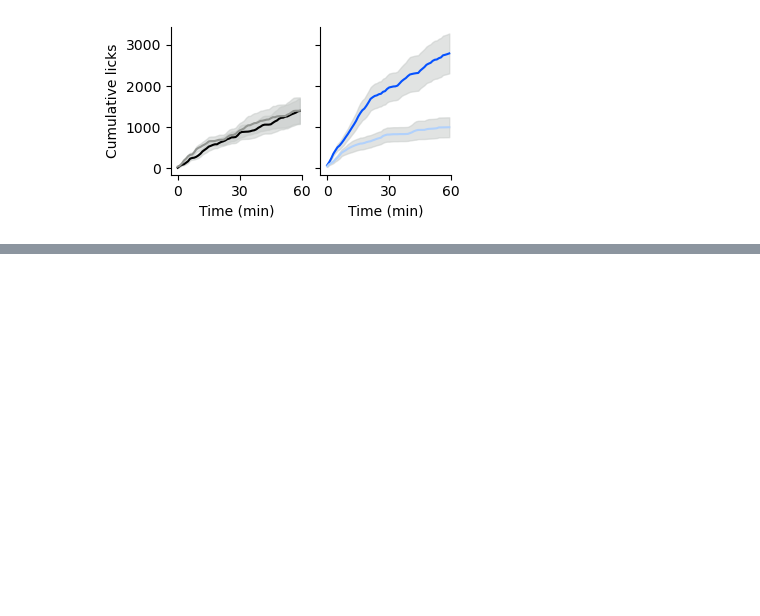
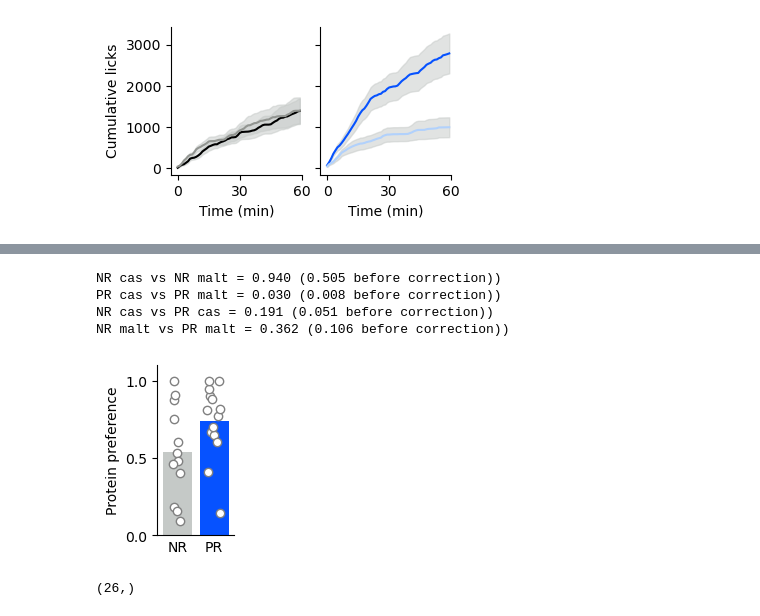
Before and after one commit to mccutcheonlab/immediate-protein-pref, a Jupyter notebook: scripts/fig1.ipynb, the cells around one changed output, grey strips where cells are left out. Drawn from its saved outputs; the diff is of its cells as text; code cells hidden in the pictures; blank space fills up the shorter version.

```diff
--- a/scripts/fig1.ipynb
+++ b/scripts/fig1.ipynb
@@ -83,9 +83,9 @@ data = {
     'licks': np.concatenate([NR_cas, PR_cas, NR_malt, PR_malt])
 }
 
-df = pd.DataFrame(data)
+df_stats = pd.DataFrame(data)
 
-aov = pg.mixed_anova(data=df, dv='licks', subject='subject', within='solution', between='diet')
+aov = pg.mixed_anova(data=df_stats, dv='licks', subject='subject', within='solution', between='diet')
 
 print(aov)
 # %% [output]
@@ -340,0 +455,66 @@ if save_figs:
+# %%
+## Posthocs
+
+ncomps = 4 #because NR vs PR for each solution and cas vs malt for each diet group
+
+# solution
+_, p = ttest_rel(NR_cas, NR_malt)
+print("NR cas vs NR malt = {:.3f} ({:.3f} before correction))".format(tp.sidakcorr(p, ncomps=ncomps), p))
+
+_, p = ttest_rel(PR_cas, PR_malt)
+print("PR cas vs PR malt = {:.3f} ({:.3f} before correction))".format(tp.sidakcorr(p, ncomps=ncomps), p))
+
+# diet
+_, p = ttest_ind(NR_cas, PR_cas)
+print("NR cas vs PR cas = {:.3f} ({:.3f} before correction))".format(tp.sidakcorr(p, ncomps=ncomps), p))
+
+_, p = ttest_ind(NR_malt, PR_malt)
+print("NR malt vs PR malt = {:.3f} ({:.3f} before correction))".format(tp.sidakcorr(p, ncomps=ncomps), p))
+# %% [output]
+NR cas vs NR malt = 0.940 (0.505 before correction))
+PR cas vs PR malt = 0.030 (0.008 before correction))
+NR cas vs PR cas = 0.191 (0.051 before correction))
+NR malt vs PR malt = 0.362 (0.106 before correction))
+# %%
+np.random.seed(41)
+
+def jitter(x, n, spread=0.1):
+    return x + np.random.normal(0, spread, n)
+
+def calc_pref(cas, malt):
+    if malt == 0:
+        return 1
+    elif cas == 0:
+        return 0
+    else:
+        return cas / (cas + malt)
+
+PR_pref = np.array([calc_pref(cas, malt) for cas, malt in zip(PR_cas, PR_malt)])
+NR_pref = np.array([calc_pref(cas, malt) for cas, malt in zip(NR_cas, NR_malt)])
+
+f, ax = plt.subplots(figsize=(1.4, 2),
+                     gridspec_kw={"left": 0.4, "bottom": 0.1, "top": 0.95, "right": 0.95})
+
+ax.bar( 0, np.mean(NR_pref), color=colors[0])
+ax.bar( 1, np.mean(PR_pref), color=colors[2])
+
+ax.scatter(jitter(0, len(NR_pref)), NR_pref, color="white", edgecolor="grey")
+ax.scatter(jitter(1, len(PR_pref)), PR_pref, color="white", edgecolor="grey")
+
+ax.set_ylim(0, 1.1)
+ax.set_xlim(-0.55, 1.55)
+ax.set_yticks([0, 0.5, 1])
+
+ax.set_xticks([0, 1], labels=["NR", "PR"])
+
+ax.spines["top"].set_visible(False)
+ax.spines["right"].set_visible(False)
+
+ax.tick_params(axis='x', which='both', length=0)
+
+ax.set_ylabel("Protein preference")
+
+if save_figs:
+    f.savefig(FIGSFOLDER / "S1B_protein_preference.pdf", dpi=300)
+# %% [output]
+[figure, added]
@@ -340,0 +538,4 @@ if save_figs:
+# %%
+cas_intake.shape
+# %% [output]
+(26,)
```
Also changed, not shown: parts of 7 cells of this notebook, 3 other files.
